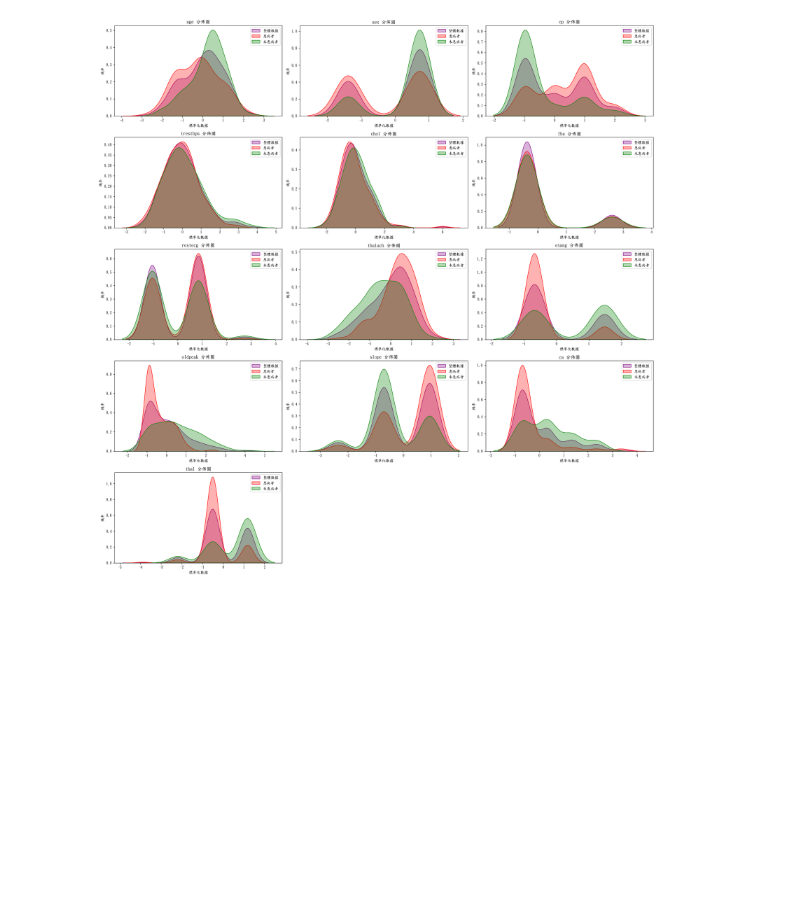
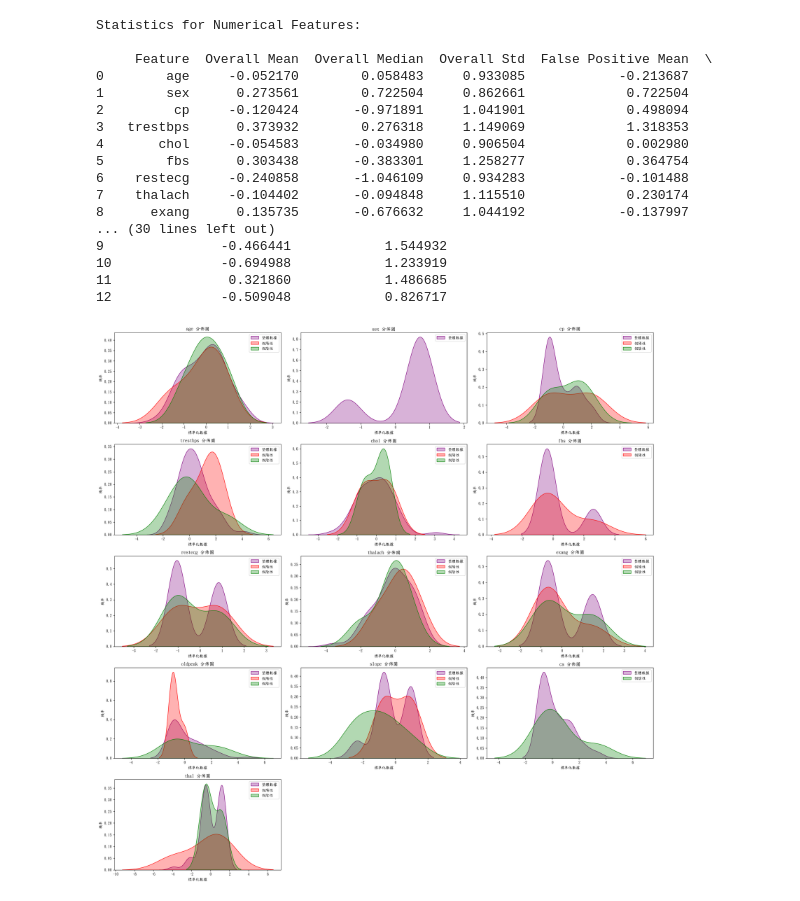
Before and after one commit to peizzz777/heart-, a Jupyter notebook: heart_model2 (1).ipynb, the cells around one changed output. Drawn from its saved outputs; the diff is of its cells as text; code cells hidden in the pictures; blank space fills up the shorter version.

```diff
--- a/heart_model2 (1).ipynb
+++ b/heart_model2 (1).ipynb
@@ -102,14 +102,60 @@ cmd_lr.plot(cmap='Oranges')
 plt.title('混淆矩陣 ')
 plt.show()
 
+false_positives = np.where((y_pred.ravel() == 1) & (y_test.ravel() == 0))[0]
+false_negatives = np.where((y_pred.ravel() == 0) & (y_test.ravel() == 1))[0]
+false_positive_samples = X_test[false_positives]
+false_negative_samples = X_test[false_negatives]
+overall_samples = X_test
+
 feature_names = data.drop(columns=['target']).columns
+statistics = []
+
+for i, feature in enumerate(feature_names):
+    overall_mean = np.mean(overall_samples[:, i])
+    overall_median = np.median(overall_samples[:, i])
+    overall_std = np.std(overall_samples[:, i])
+
+    if false_positive_samples.shape[0] > 0:
+        false_positive_mean = np.mean(false_positive_samples[:, i])
+        false_positive_median = np.median(false_positive_samples[:, i])
+        false_positive_std = np.std(false_positive_samples[:, i])
+    else:
+        false_positive_mean, false_positive_median, false_positive_std = np.nan, np.nan, np.nan
+
+    if false_negative_samples.shape[0] > 0:
+        false_negative_mean = np.mean(false_negative_samples[:, i])
+        false_negative_median = np.median(false_negative_samples[:, i])
+        false_negative_std = np.std(false_negative_samples[:, i])
+    else:
+        false_negative_mean, false_negative_median, false_negative_std = np.nan, np.nan, np.nan
+
+    statistics.append({
+        'Feature': feature,
+        'Overall Mean': overall_mean,
+        'Overall Median': overall_median,
+        'Overall Std': overall_std,
+        'False Positive Mean': false_positive_mean,
+        'False Positive Median': false_positive_median,
+        'False Positive Std': false_positive_std,
+        'False Negative Mean': false_negative_mean,
+        'False Negative Median': false_negative_median,
+        'False Negative Std': false_negative_std
+    })
+
+stats_df = pd.DataFrame(statistics)
+print("\nStatistics for Numerical Features:\n")
+print(stats_df)
 plt.figure(figsize=(20, 20))
+
 
 for i, feature in enumerate(feature_names):
     plt.subplot(5, 3, i + 1)
-    sns.kdeplot(X_train[:, i], label='整體數據', color='purple', fill=True, alpha=0.3)
-    sns.kdeplot(X_train[y_train == 1][:, i], label='患病者', color='red', fill=True, alpha=0.3)
-    sns.kdeplot(X_train[y_train == 0][:, i], label='未患病者', color='green', fill=True, alpha=0.3)
+    sns.kdeplot(overall_samples[:, i], label='整體數據', color='purple', fill=True, alpha=0.3)
+    if false_positive_samples.shape[0] > 0:
+        sns.kdeplot(false_positive_samples[:, i], label='假陽性', color='red', fill=True, alpha=0.3)
+    if false_negative_samples.shape[0] > 0:
+        sns.kdeplot(false_negative_samples[:, i], label='假陰性', color='green', fill=True, alpha=0.3)
     plt.title(f'{feature} 分佈圖')
     plt.xlabel('標準化數據')
     plt.ylabel('機率')
@@ -140 +186,18 @@ Confusion Matrix:
+Statistics for Numerical Features:
+
+     Feature  Overall Mean  Overall Median  Overall Std  False Positive Mean  \
+0        age     -0.052170        0.058483     0.933085            -0.213687
+1        sex      0.273561        0.722504     0.862661             0.722504
+2         cp     -0.120424       -0.971891     1.041901             0.498094
+3   trestbps      0.373932        0.276318     1.149069             1.318353
+4       chol     -0.054583       -0.034980     0.906504             0.002980
+5        fbs      0.303438       -0.383301     1.258277             0.364754
+6    restecg     -0.240858       -1.046109     0.934283            -0.101488
+7    thalach     -0.104402       -0.094848     1.115510             0.230174
+8      exang      0.135735       -0.676632     1.044192            -0.137997
+... (30 lines left out)
+9               -0.466441            1.544932
+10              -0.694988            1.233919
+11               0.321860            1.486685
+12              -0.509048            0.826717
-[figure, old version]
+[figure, new version]
```
Also changed, not shown: parts of 1 cell of this notebook.
